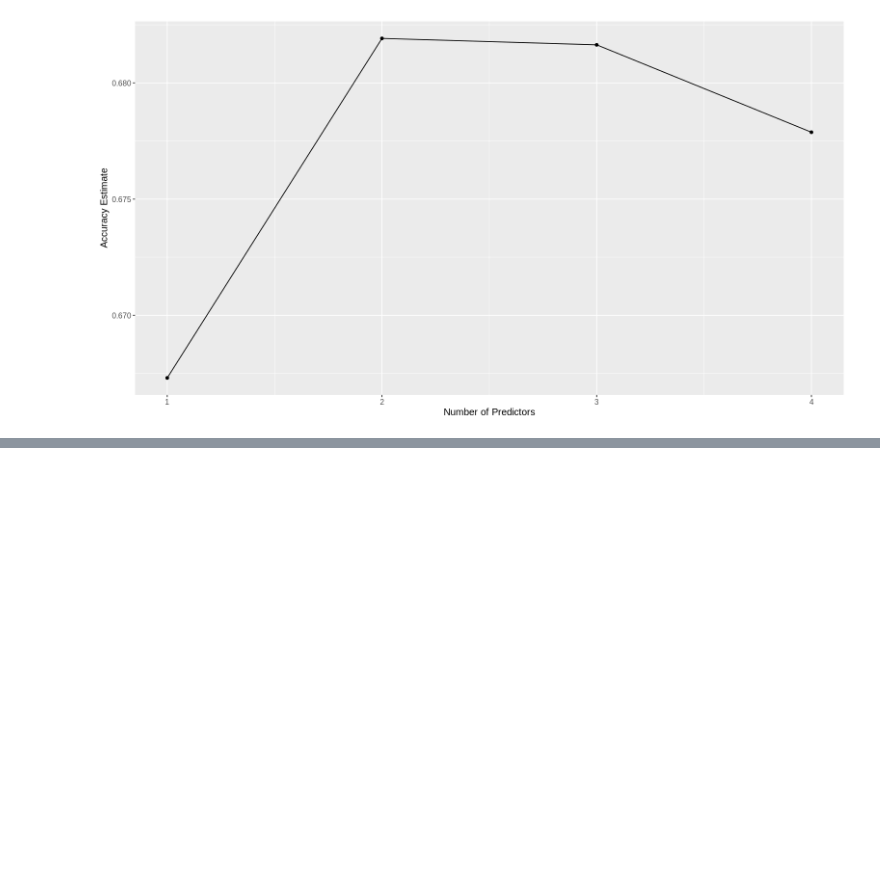
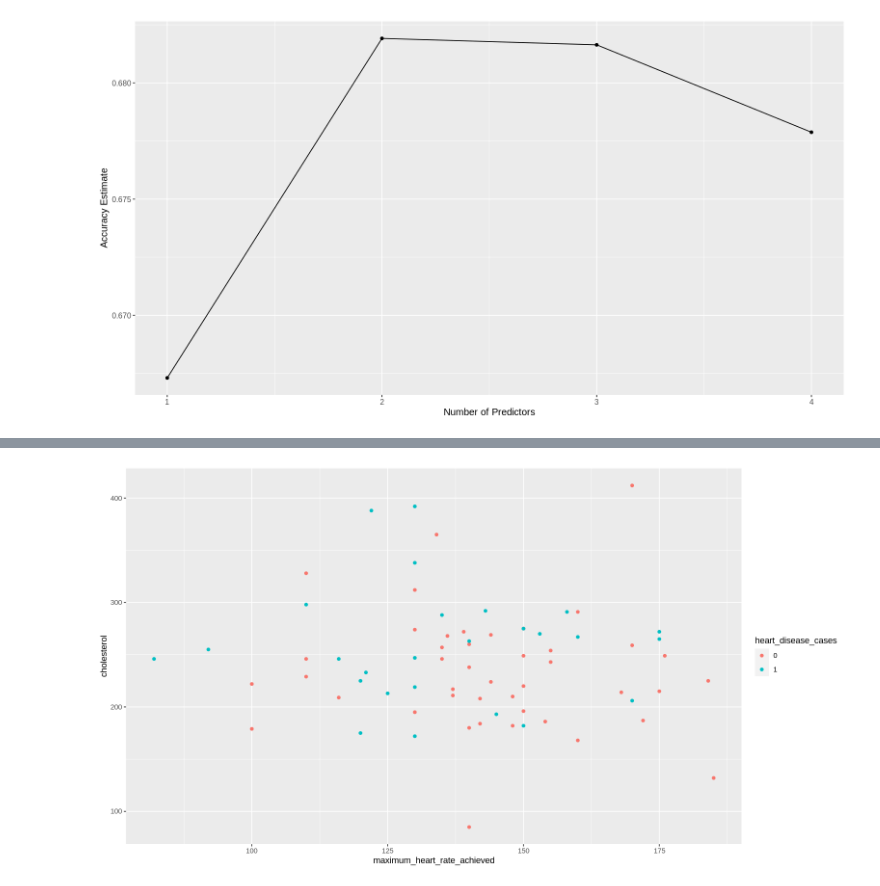
Before and after one commit to jaden-lai/DSCI-100-006-21, a Jupyter notebook: project_final.ipynb, the cells around one changed output, grey strips where cells are left out. Drawn from its saved outputs; the diff is of its cells as text; code cells hidden in the pictures; blank space fills up the shorter version.

```diff
--- a/project_final.ipynb
+++ b/project_final.ipynb
@@ -262,0 +303,25 @@ We now have a visualization using the best numerical classifying predictors from
+# %%
+# Using Tutorial classification 2
+
+hd_spec <- nearest_neighbor(weight_func = "rectangular", neighbors = 5) |>
+       set_engine("kknn") |>
+       set_mode("classification")
+
+hd_fit <- workflow() |>
+       add_recipe(hd_recipe) |>
+       add_model(hd_spec) |>
+       fit(data = hd_train)
+
+hd_predictions <- predict(hd_fit , hd_test) |>
+       bind_cols(hd_test)
+hd_predictions
+
+hd_predictions <- predict(hd_fit, hd_test) |>
+                        bind_cols(hd_test)
+
+hd_metrics <- hd_predictions |> metrics(truth = heart_disease_cases, estimate = .pred_class)
+hd_conf_mat <- hd_predictions |>
+                        conf_mat(truth = heart_disease_cases, estimate = .pred_class)
+
+hd_metrics
+hd_conf_mat
@@ -263,3 +348,16 @@ We now have a visualization using the best numerical classifying predictors from
+# %%
+# Not sure about this (Maybe you can double check this in Reading 6.5)
+
+plot <- hd_predictions |>
+  ggplot(aes(x = maximum_heart_rate_achieved, y = cholesterol, color = heart_disease_cases)) +
+  geom_point() +
+  theme(text = element_text(size = 12))
+
+plot <- plot +
+       scale_fill_brewer(palette = "YlOrRd")
+plot
+# %% [output]
+[figure, added]
 # %% [markdown]
 ### Discussion:
 #### What did we find?
```
Also changed, not shown: parts of 17 cells of this notebook, 2 other files.
